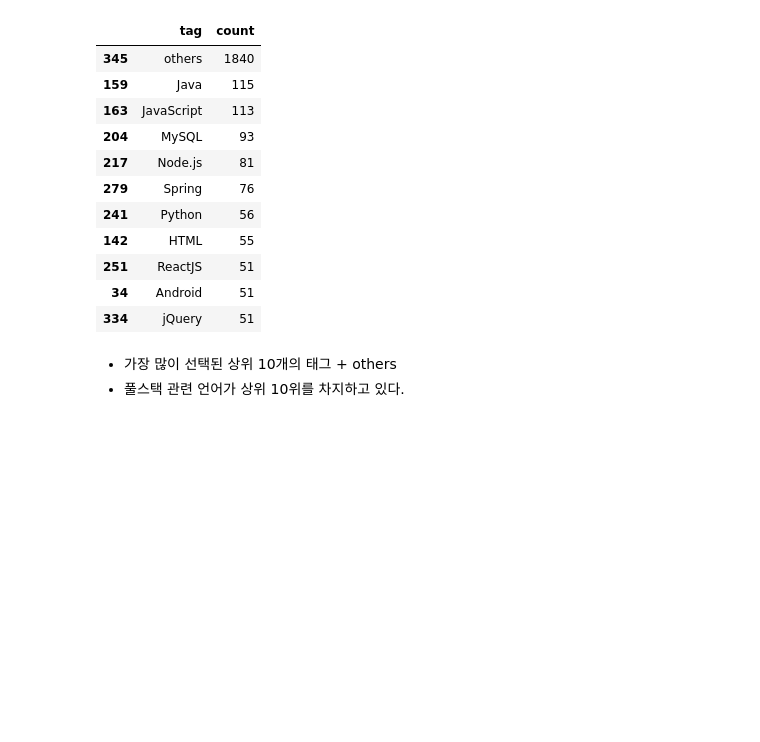
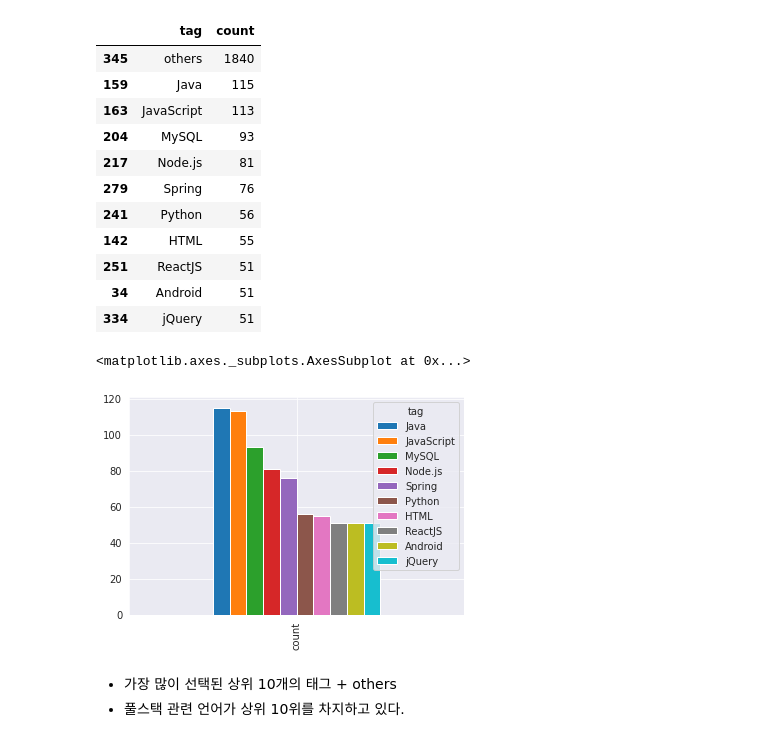
Before and after one commit to joniekwon/EDA_and_ML_DL_Projects, a Jupyter notebook: 채용공고추천/채용공고추천_EDA_&_전처리.ipynb, the cells around one changed output. Saved outputs shown, nothing was run; the diff lists cells and outputs as text; code cells hidden in the pictures; blank space fills up the shorter version.

```diff
--- a/채용공고추천/채용공고추천_EDA_&_전처리.ipynb
+++ b/채용공고추천/채용공고추천_EDA_&_전처리.ipynb
@@ -323,6 +323,11 @@ user_tags_grouped_df.sort_values(by="count", ascending=False).iloc[:11]
 | 251 | ReactJS | 51 |
 | 34 | Android | 51 |
 | 334 | jQuery | 51 |
+# %%
+user_tags_grouped_df.sort_values(by="count", ascending=False).iloc[1:11].set_index('tag').T.plot(kind='bar')
+# %% [output]
+<matplotlib.axes._subplots.AxesSubplot at 0x...>
+[figure, added]
 # %% [markdown]
 * 가장 많이 선택된 상위 10개의 태그 + others
 * 풀스택 관련 언어가 상위 10위를 차지하고 있다.
```
Also changed, not shown: parts of 17 cells of this notebook.
